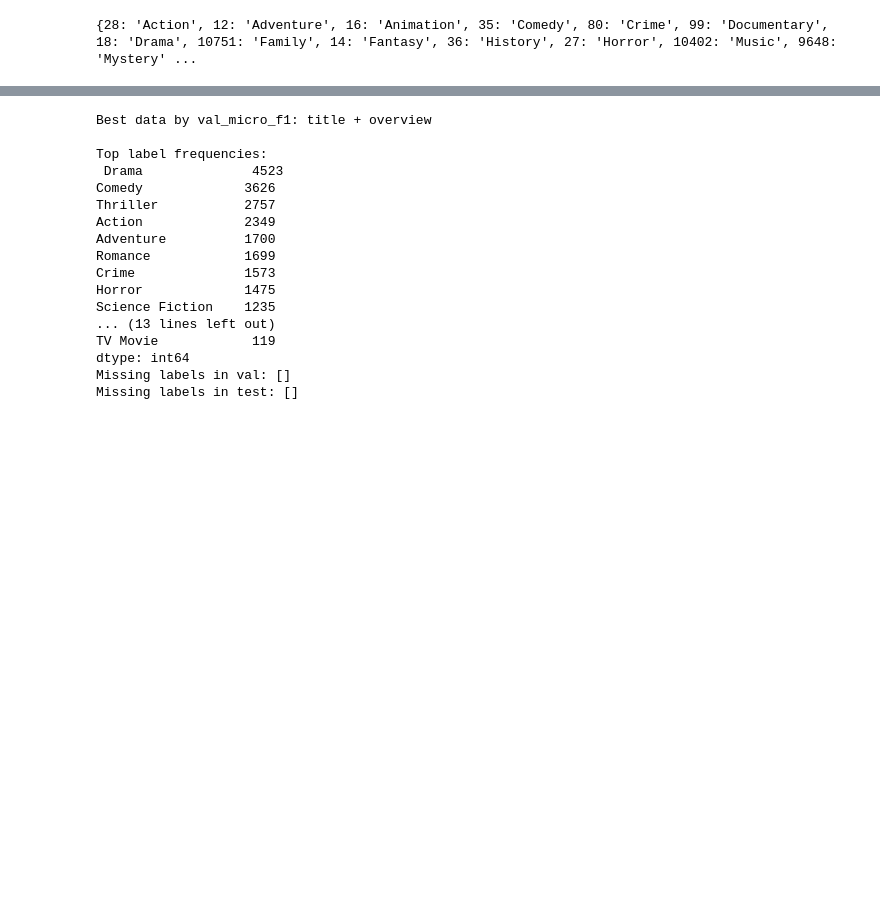
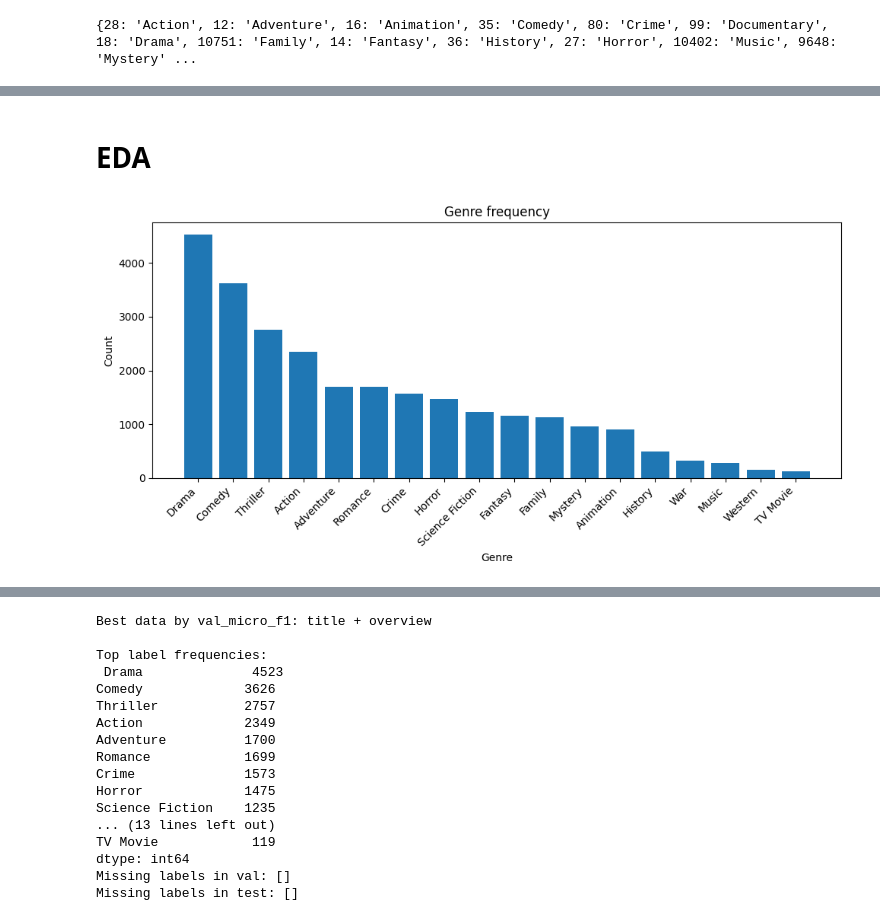
Before and after one commit to SSaabir/NLP-ML-JNB, a Jupyter notebook: Multi-label-Classification/MovieTags.ipynb, the cells around one changed output, grey strips where cells are left out. Saved outputs shown, nothing was run; the diff lists cells and outputs as text; code cells hidden in the pictures; blank space fills up the shorter version.

Commit message:
Added EDA and eval graphs

```diff
--- a/Multi-label-Classification/MovieTags.ipynb
+++ b/Multi-label-Classification/MovieTags.ipynb
@@ -51,3 +68,28 @@ data_overview['title'] = data_overview['title'].apply(clean_text)
 # %%
 mlb = MultiLabelBinarizer()
 y = pd.DataFrame(mlb.fit_transform(data_overview['tag_names']), columns=mlb.classes_)
+# %% [markdown]
+# EDA
+# %%
+
+
+# Label distribution
+def plot_genre_frequency(df, label_col='tag_names', top_n=None):
+    """Bar chart of genre frequencies; top_n keeps the plot readable."""
+    freq = Counter(g for lst in df[label_col] for g in lst)
+    items = sorted(freq.items(), key=lambda x: x[1], reverse=True)
+    if top_n is not None:
+        items = items[:top_n]
+    labels, counts = zip(*items) if items else ([], [])
+    plt.figure(figsize=(10, 5))
+    plt.bar(range(len(labels)), counts)
+    plt.xticks(range(len(labels)), labels, rotation=45, ha='right')
+    plt.title("Genre frequency")
+    plt.xlabel("Genre")
+    plt.ylabel("Count")
+    plt.tight_layout()
+    plt.show()
+
+plot_genre_frequency(data_overview, label_col='tag_names')
+# %% [output]
+[figure, added]
```
Also changed, not shown: parts of 21 cells of this notebook, 1 other file.
